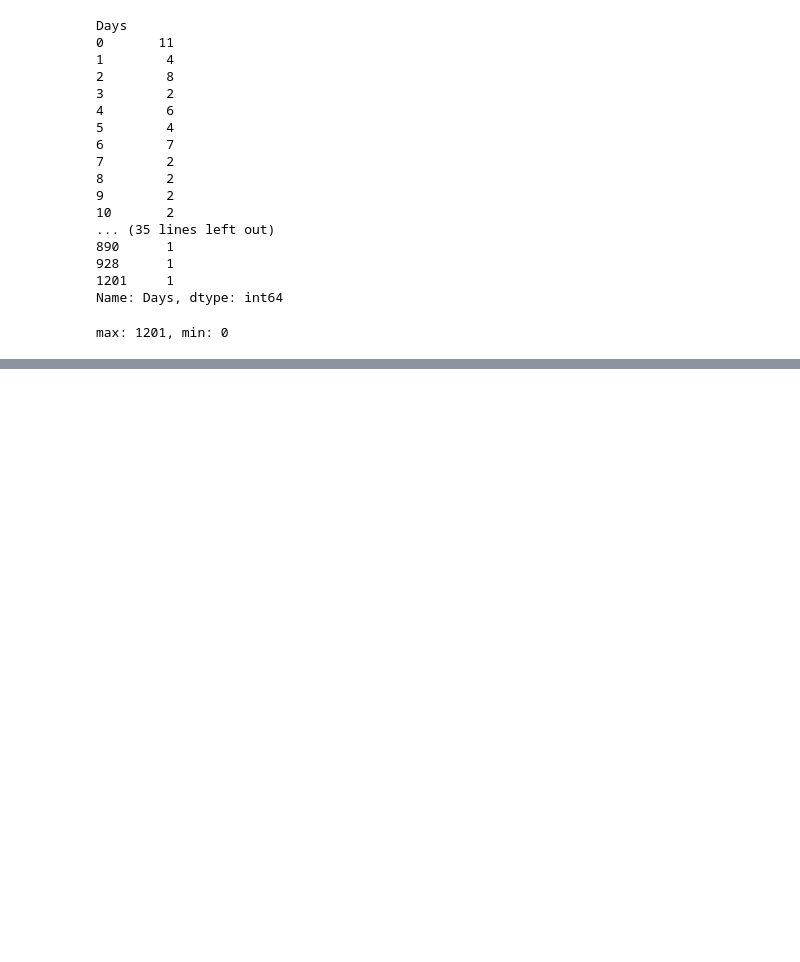
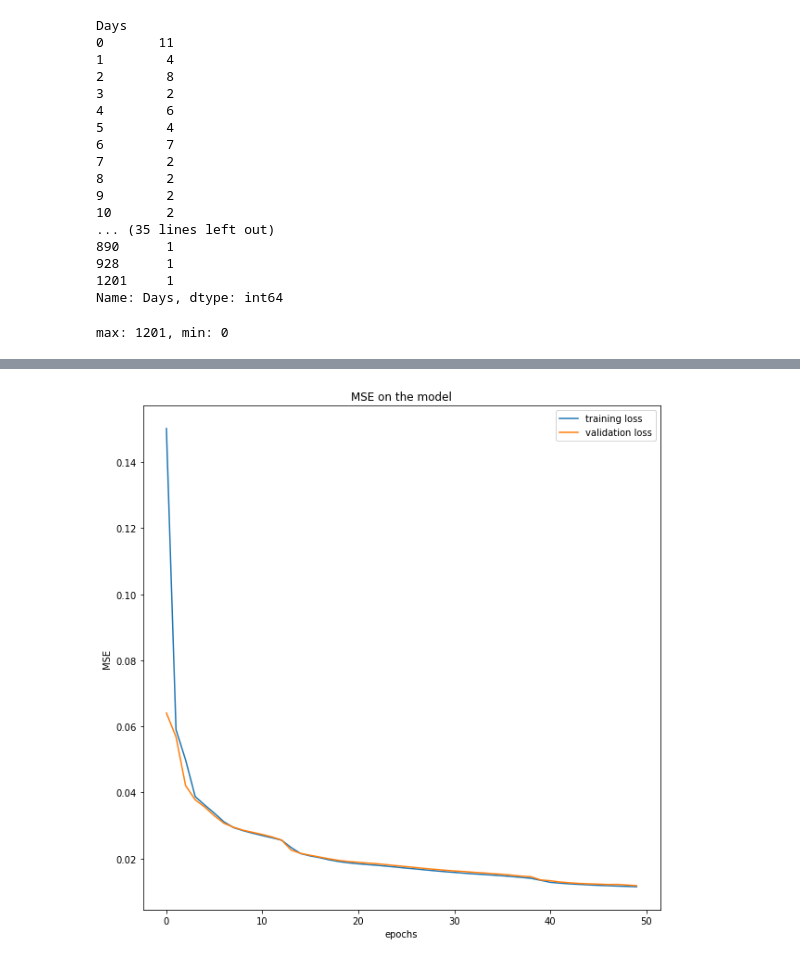
Before and after one commit to jill-data/DL-Insurance-Fraud-Detection, a Jupyter notebook: Preprep.ipynb, the cells around one changed output, grey strips where cells are left out. Cells and saved outputs as stored; diff of their text form; code cells hidden in the pictures; blank space fills up the shorter version.

Commit message:
autoencoder

```diff
--- a/Preprep.ipynb
+++ b/Preprep.ipynb
@@ -345,0 +455,16 @@ t: 19, d: 4.07, h: 17.25
+# %%
+# Encoder - 16 neurons in first layer, 8 neurons in second layer
+encoder = tf.keras.Sequential([
+    tf.keras.layers.Input(shape=(x_train.shape[1], )),
+    tf.keras.layers.Dense(16, activation="relu"),
+    tf.keras.layers.Dense(8, activation="relu")],
+    name='encoder')
+
+# Decoder - 8 neurons in first layer, 16 neurons in second layer, 57 neurons in output layer
+decoder = tf.keras.Sequential([
+    tf.keras.layers.Dense(8, activation="relu"),
+    tf.keras.layers.Dense(16, activation="relu"),
+    tf.keras.layers.Dense(x_train.shape[1], activation="sigmoid")],
+    name='decoder')
+
+autoencoder = tf.keras.Sequential([encoder, decoder])
@@ -345,0 +522,10 @@ t: 19, d: 4.07, h: 17.25
+# %%
+autoencoder.compile(optimizer='adam',
+                    loss='mean_squared_error',
+                    metrics=[tf.keras.metrics.mean_squared_error])
+# %%
+history = autoencoder.fit(x=x_train, y=x_train,
+                epochs=50, batch_size=64,
+                validation_split=0.2,
+                # validation_data=(x_valid, x_valid)
+                )
@@ -345,0 +550,11 @@ t: 19, d: 4.07, h: 17.25
+# %%
+plt.figure(figsize=(10,10))
+plt.plot(history.history['loss'])
+plt.plot(history.history['val_loss'])
+plt.legend(["training loss", "validation loss"])
+plt.xlabel("epochs")
+plt.ylabel("MSE")
+plt.title("MSE on the model")
+plt.show()
+# %% [output]
+[figure, added]
```
Also changed, not shown: parts of 30 cells of this notebook.
